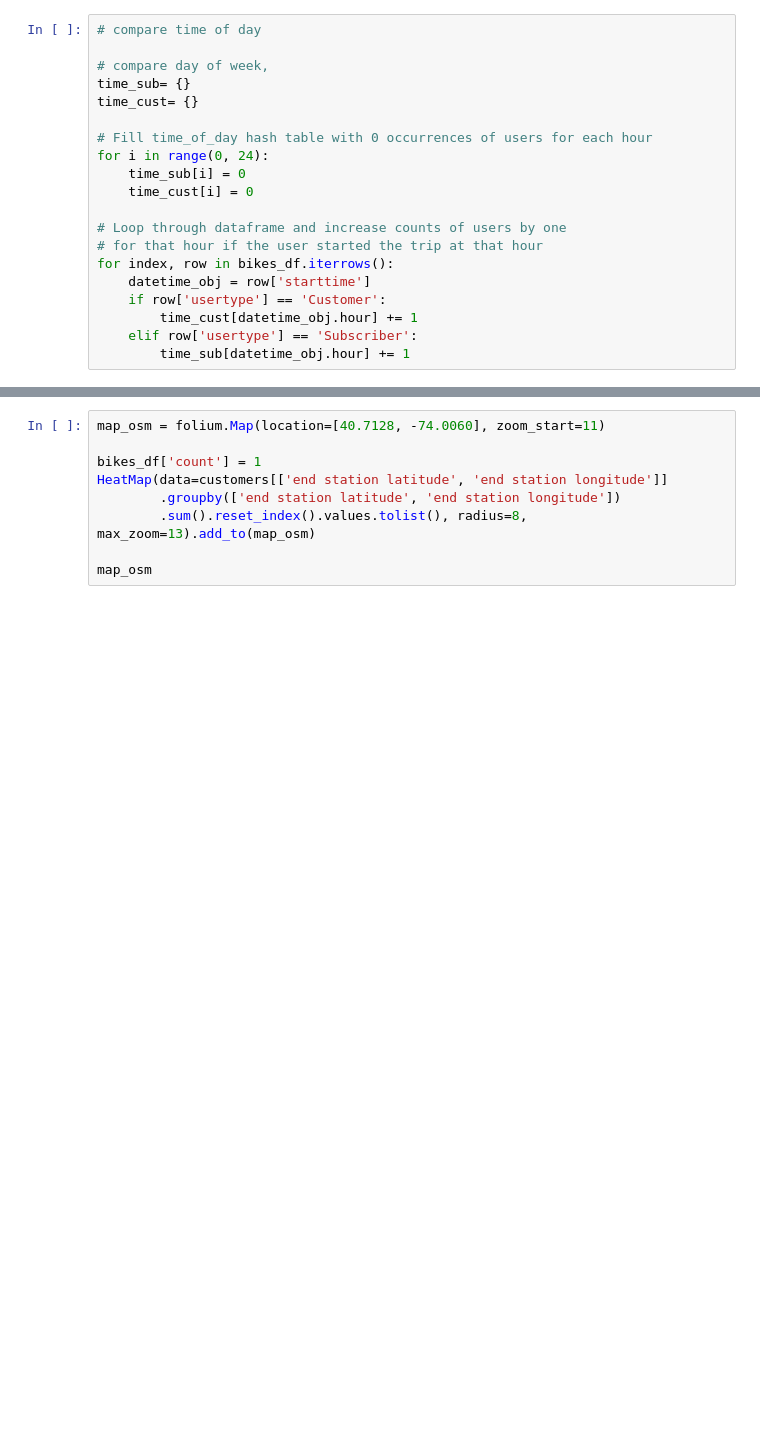
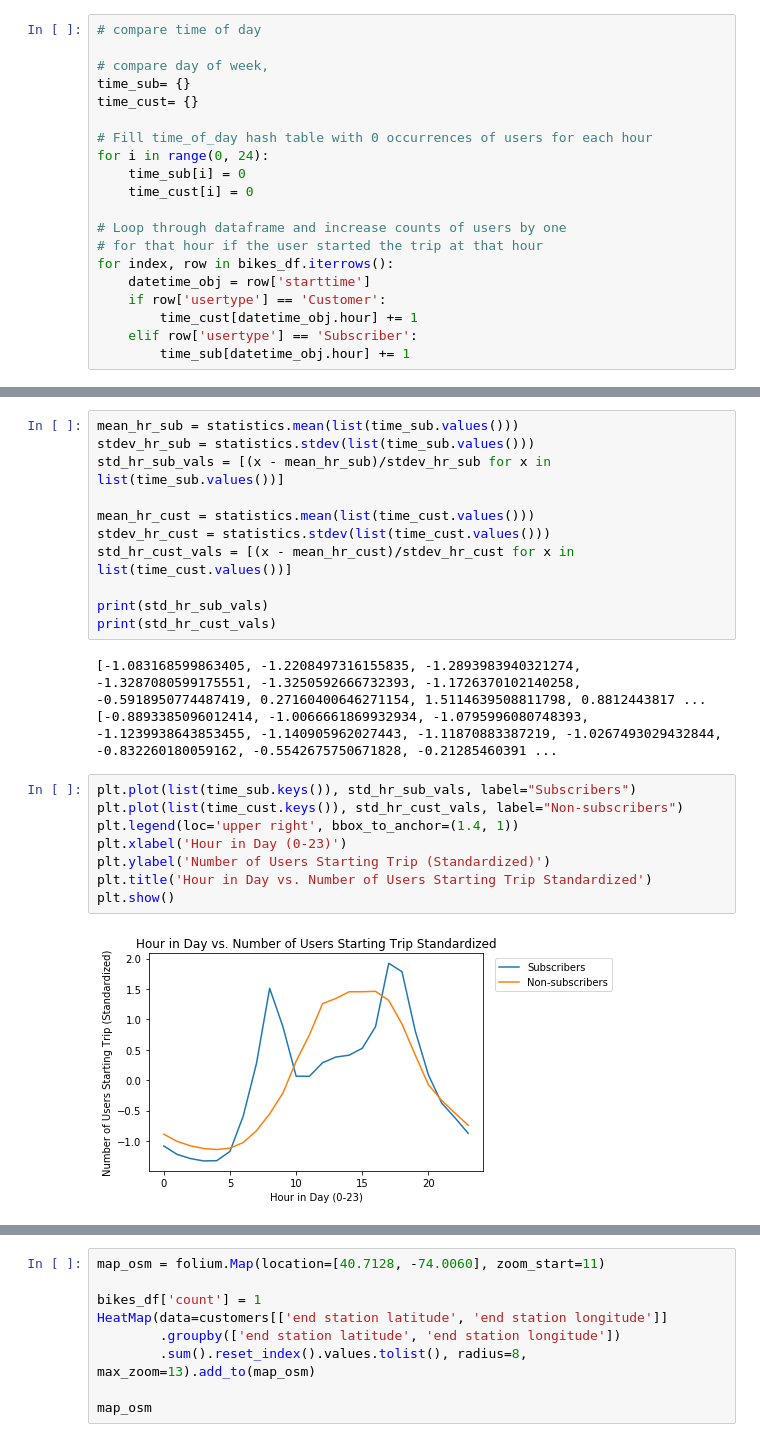
Before and after one commit to arunsrinivas20/arunsrinivas20.github.io, a Jupyter notebook: Andrew_Arun_Matt_CMSC320_Final.ipynb, the cells around one changed output, grey strips where cells are left out. Saved outputs shown, nothing was run; the diff lists cells and outputs as text; blank space fills up the shorter version.

```diff
--- a/Andrew_Arun_Matt_CMSC320_Final.ipynb
+++ b/Andrew_Arun_Matt_CMSC320_Final.ipynb
@@ -544,0 +557,24 @@ plt.show()
+# %%
+mean_hr_sub = statistics.mean(list(time_sub.values()))
+stdev_hr_sub = statistics.stdev(list(time_sub.values()))
+std_hr_sub_vals = [(x - mean_hr_sub)/stdev_hr_sub for x in list(time_sub.values())]
+
+mean_hr_cust = statistics.mean(list(time_cust.values()))
+stdev_hr_cust = statistics.stdev(list(time_cust.values()))
+std_hr_cust_vals = [(x - mean_hr_cust)/stdev_hr_cust for x in list(time_cust.values())]
+
+print(std_hr_sub_vals)
+print(std_hr_cust_vals)
+# %% [output]
+[-1.083168599863405, -1.2208497316155835, -1.2893983940321274, -1.3287080599175551, -1.3250592666732393, -1.1726370102140258, -0.5918950774487419, 0.27160400646271154, 1.5114639508811798, 0.8812443817 ...
+[-0.8893385096012414, -1.0066661869932934, -1.0795996080748393, -1.1239938643853455, -1.140905962027443, -1.11870883387219, -1.0267493029432844, -0.832260180059162, -0.5542675750671828, -0.21285460391 ...
+# %%
+plt.plot(list(time_sub.keys()), std_hr_sub_vals, label="Subscribers")
+plt.plot(list(time_cust.keys()), std_hr_cust_vals, label="Non-subscribers")
+plt.legend(loc='upper right', bbox_to_anchor=(1.4, 1))
+plt.xlabel('Hour in Day (0-23)')
+plt.ylabel('Number of Users Starting Trip (Standardized)')
+plt.title('Hour in Day vs. Number of Users Starting Trip Standardized')
+plt.show()
+# %% [output]
+[figure, added]
```
Also changed, not shown: parts of 14 cells of this notebook.
